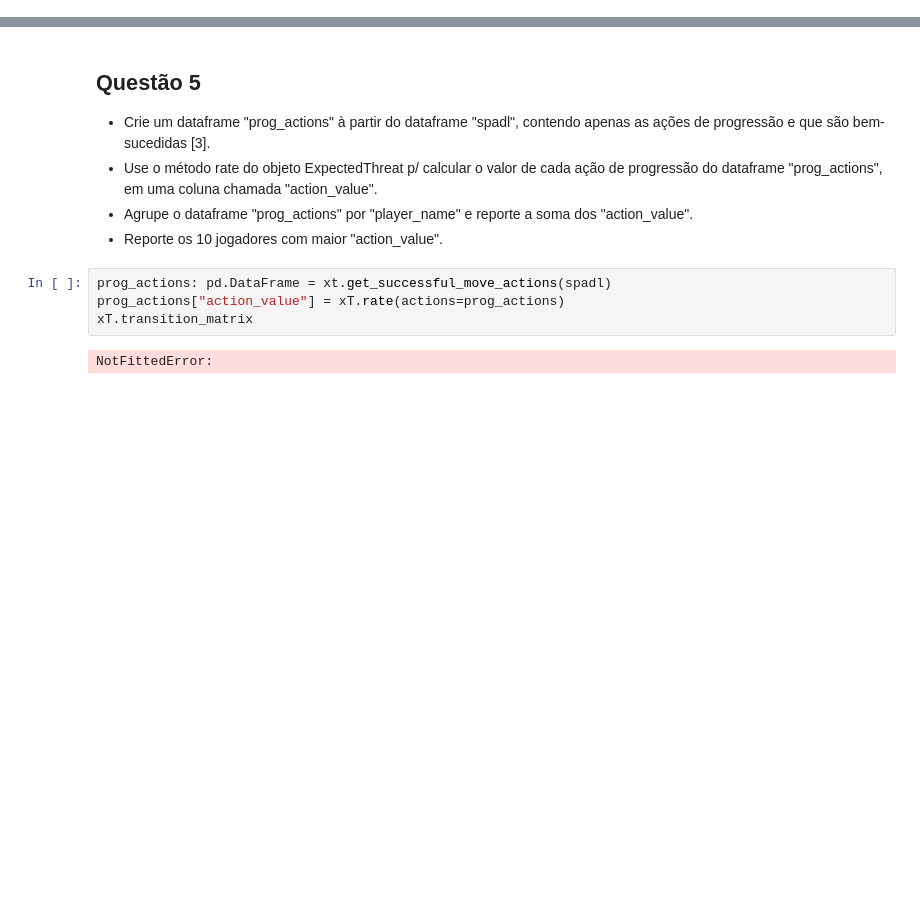
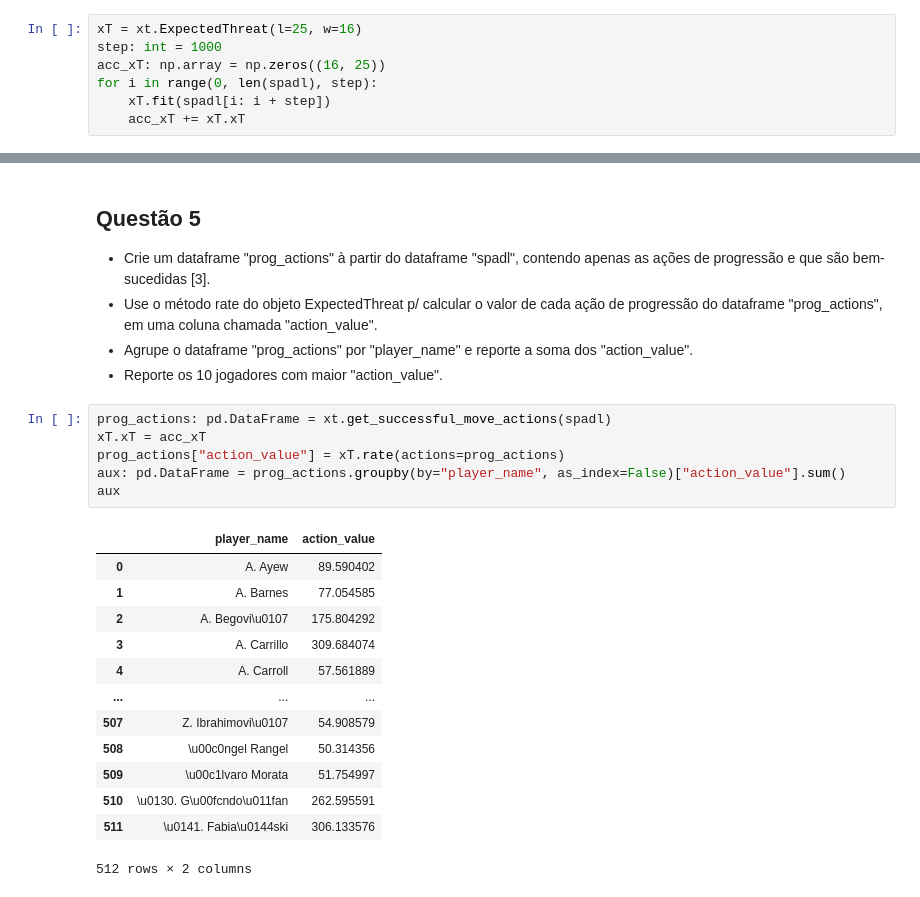
Before and after one commit to lframosferreira/soccer-analytics-notebooks, a Jupyter notebook: atv04/luis_felipe_ramos_ferreira.ipynb, the cells around one changed output, grey strips where cells are left out. Cells and saved outputs as stored; diff of their text form; blank space fills up the shorter version.

Commit message:
[NEW] trying to split spadl df in order to use rate

```diff
--- a/atv04/luis_felipe_ramos_ferreira.ipynb
+++ b/atv04/luis_felipe_ramos_ferreira.ipynb
@@ -241,0 +236,7 @@ xT.fit(actions=spadl)
+# %%
+xT = xt.ExpectedThreat(l=25, w=16)
+step: int = 1000
+acc_xT: np.array = np.zeros((16, 25))
+for i in range(0, len(spadl), step):
+    xT.fit(spadl[i: i + step])
+    acc_xT += xT.xT
@@ -247,7 +266,21 @@ xT.fit(actions=spadl)
 - Reporte os 10 jogadores com maior "action_value".
 # %%
 prog_actions: pd.DataFrame = xt.get_successful_move_actions(spadl)
+xT.xT = acc_xT
 prog_actions["action_value"] = xT.rate(actions=prog_actions)
-xT.transition_matrix
+aux: pd.DataFrame = prog_actions.groupby(by="player_name", as_index=False)["action_value"].sum()
+aux
 # %% [output]
+|  | player_name | action_value |
+| 0 | A. Ayew | 89.590402 |
+| 1 | A. Barnes | 77.054585 |
+| 2 | A. Begovi\u0107 | 175.804292 |
+| 3 | A. Carrillo | 309.684074 |
+| 4 | A. Carroll | 57.561889 |
+| ... | ... | ... |
+| 507 | Z. Ibrahimovi\u0107 | 54.908579 |
+| 508 | \u00c0ngel Rangel | 50.314356 |
+| 509 | \u00c1lvaro Morata | 51.754997 |
+| 510 | \u0130. G\u00fcndo\u011fan | 262.595591 |
+| 511 | \u0141. Fabia\u0144ski | 306.133576 |
-NotFittedError:
+512 rows × 2 columns
```
Also changed, not shown: parts of 4 cells of this notebook.
